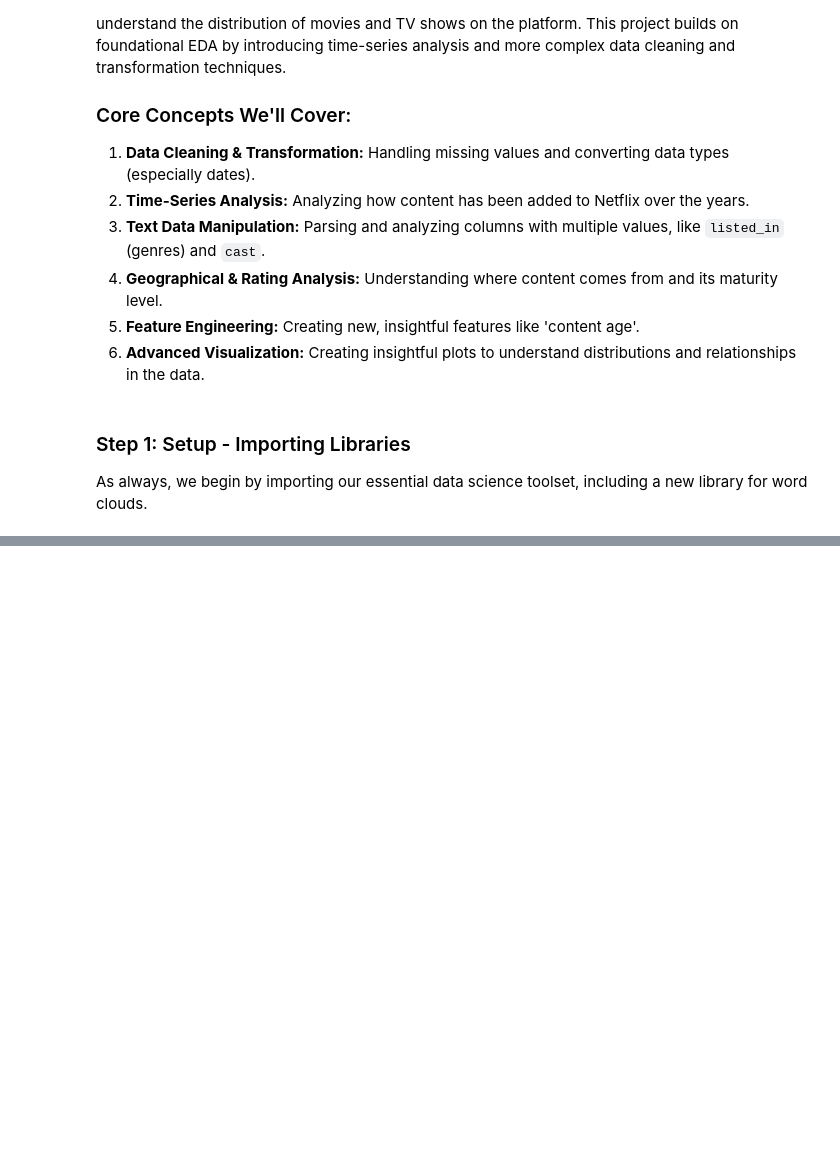
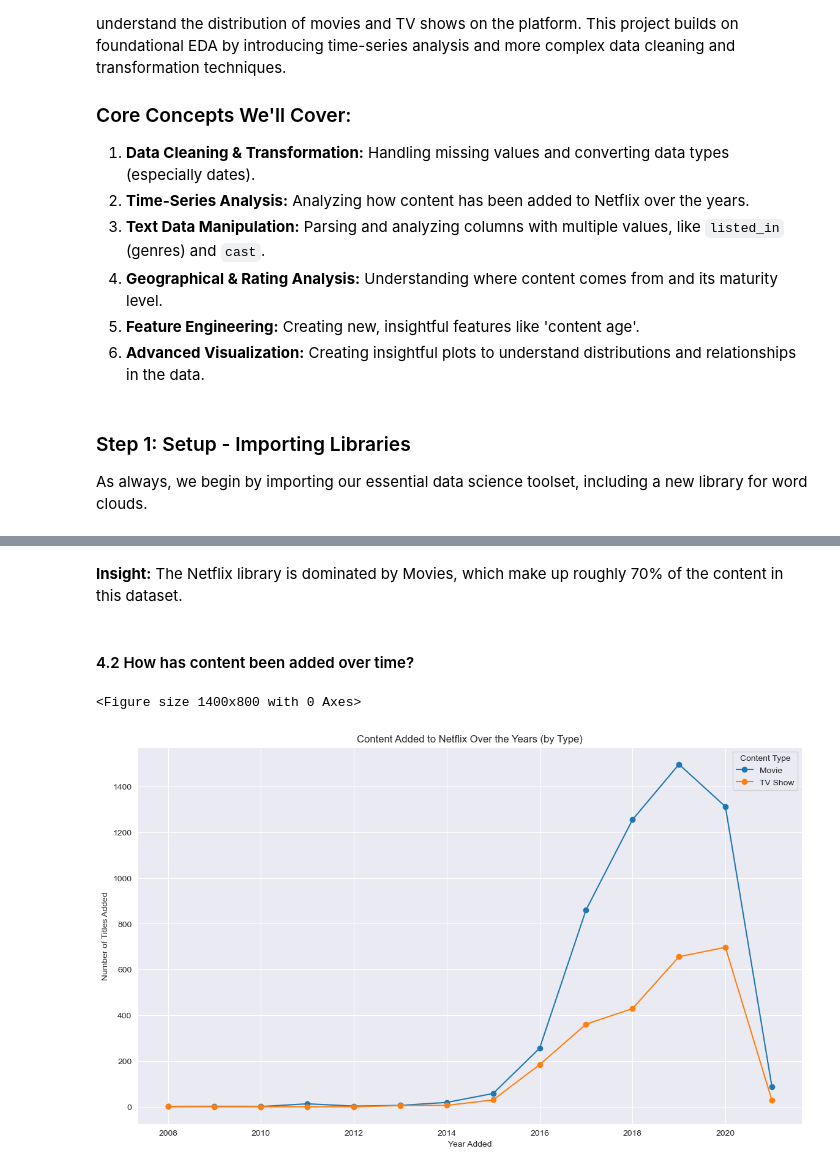
Before and after one commit to GenaroAlejandro/ai-portfolio, a Jupyter notebook: assignments/netflix_eda/notebooks/NETFLIX_EDA_2.ipynb, the cells around one changed output, grey strips where cells are left out. Cells and saved outputs as stored; diff of their text form; code cells hidden in the pictures; blank space fills up the shorter version.

```diff
--- a/assignments/netflix_eda/notebooks/NETFLIX_EDA_2.ipynb
+++ b/assignments/netflix_eda/notebooks/NETFLIX_EDA_2.ipynb
@@ -27,0 +310,17 @@ sns.set_style('darkgrid')
+# %% [markdown]
+**Insight:** The Netflix library is dominated by Movies, which make up roughly 70% of the content in this dataset.
+# %% [markdown]
+#### 4.2 How has content been added over time?
+# %%
+content_over_time = df.groupby(['year_added','type']).size().unstack().fillna(0)
+
+plt.figure(figsize=(14, 8))
+content_over_time.plot(kind='line', marker='o', figsize=(14, 8))
+plt.title('Content Added to Netflix Over the Years (by Type)')
+plt.xlabel('Year Added')
+plt.ylabel('Number of Titles Added')
+plt.legend(title='Content Type')
+plt.grid(True)
+# %% [output]
+<Figure size 1400x800 with 0 Axes>
+[figure, added]
```
Also changed, not shown: parts of 95 cells of this notebook.
